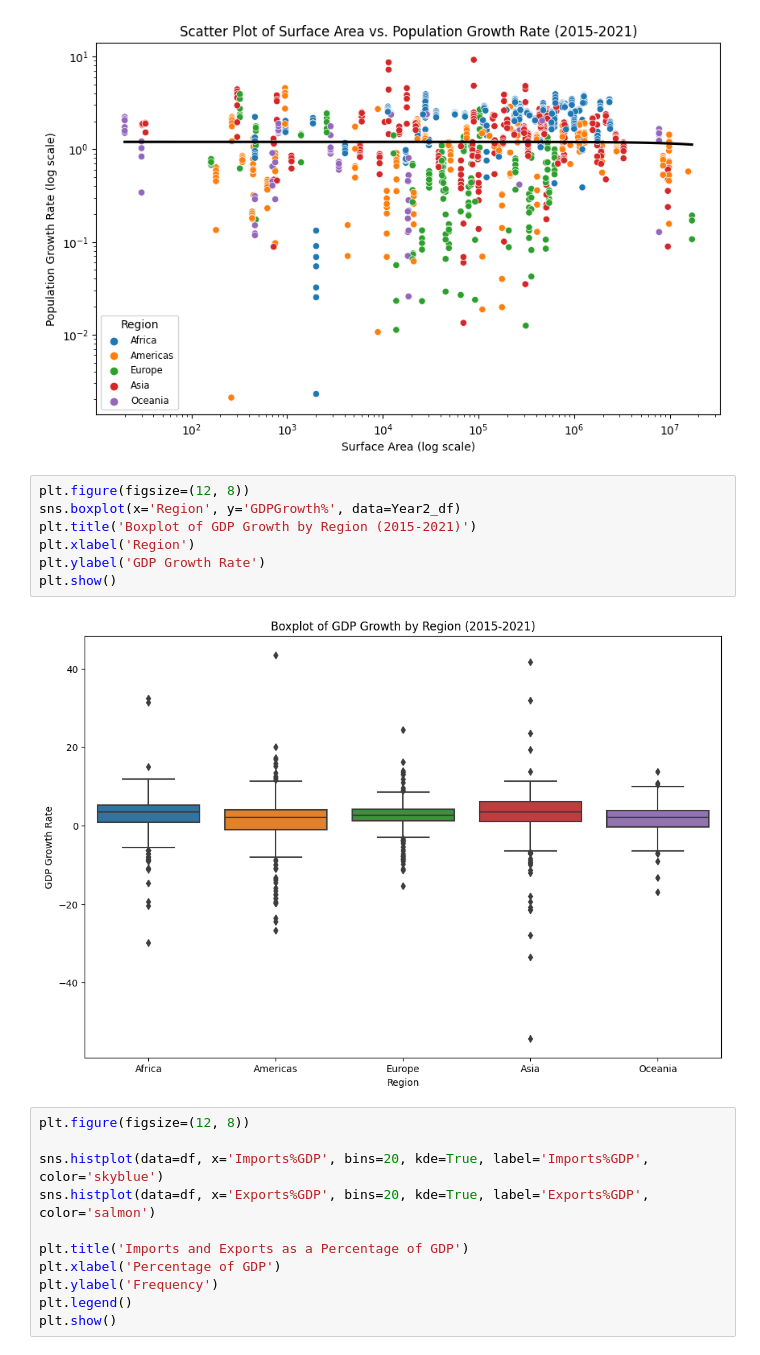
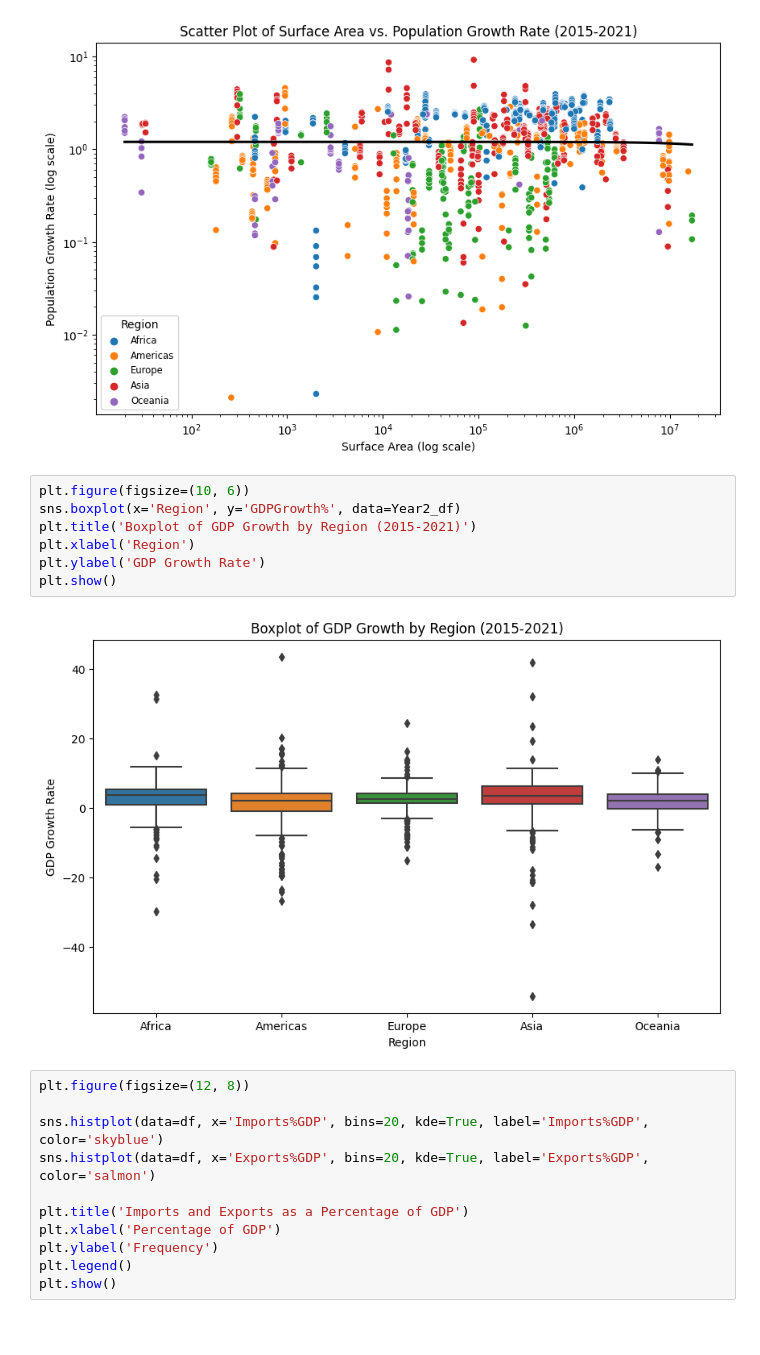
Before and after one commit to csmotherman/CSC202-Final, a Jupyter notebook: Ideas.ipynb, the cells around one changed output. Cells and saved outputs as stored; diff of their text form; blank space fills up the shorter version.

```diff
--- a/Ideas.ipynb
+++ b/Ideas.ipynb
@@ -93,14 +68,14 @@ plt.legend(title='Region', fontsize= 'small')
 <matplotlib.legend.Legend at 0x...>
 [figure]
 # %%
-plt.figure(figsize=(12, 8))
+plt.figure(figsize=(10, 6))
 sns.boxplot(x='Region', y='GDPGrowth%', data=Year2_df)
 plt.title('Boxplot of GDP Growth by Region (2015-2021)')
 plt.xlabel('Region')
 plt.ylabel('GDP Growth Rate')
 plt.show()
 # %% [output]
-[figure, old version]
+[figure, new version]
 # %%
 plt.figure(figsize=(12, 8))
 
```
Also changed, not shown: parts of 3 cells of this notebook.
